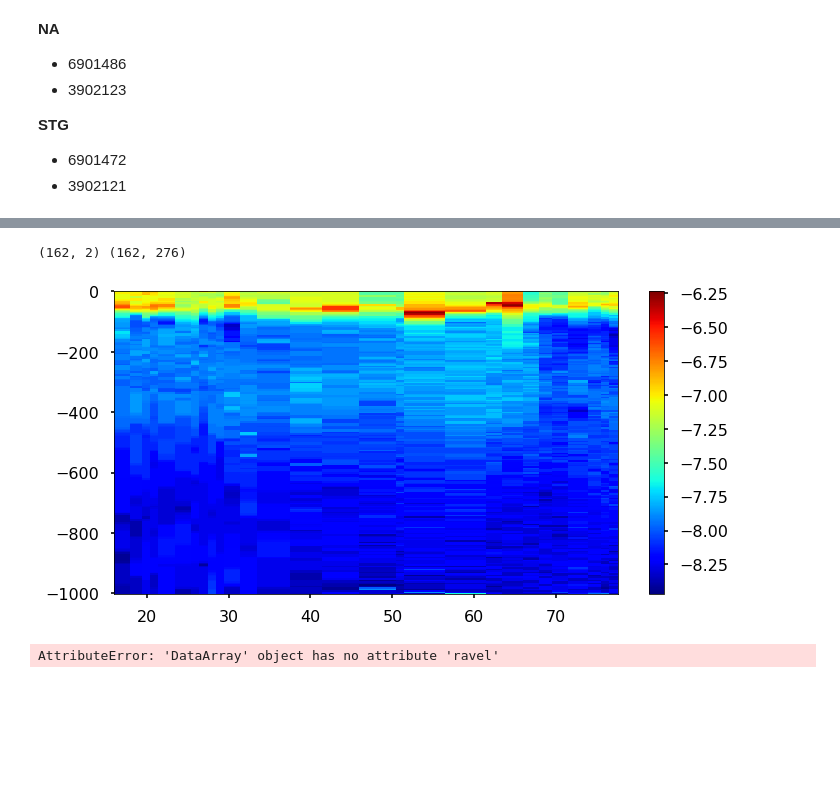
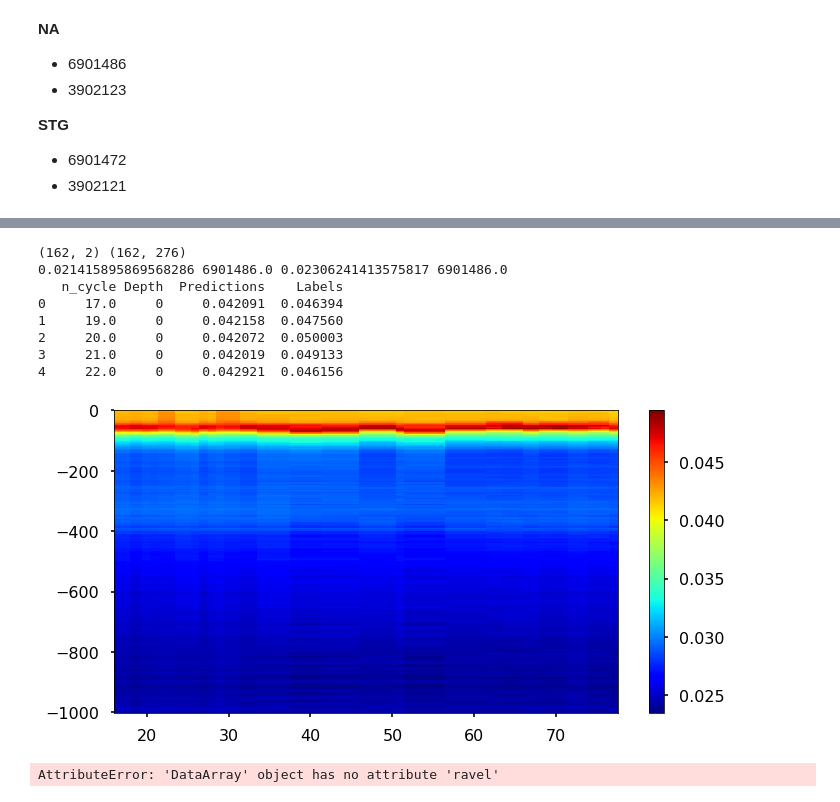
Before and after one commit to IPL-UV/ml4ocean, a Jupyter notebook: notebooks/full_walkthroughs/full_walkthrough_stg.ipynb, the cells around one changed output, grey strips where cells are left out. Drawn from its saved outputs; the diff is of its cells as text; code cells hidden in the pictures; blank space fills up the shorter version.

```diff
--- a/notebooks/full_walkthroughs/full_walkthrough_stg.ipynb
+++ b/notebooks/full_walkthroughs/full_walkthrough_stg.ipynb
@@ -63,8 +66,6 @@ def run_experiment():
     dataset = run_input_preprocess(ProcessParams, dataset)
 
     # Run Outputs Preprocessing
-    dataset = run_output_preprocess(ProcessParams, dataset)
-    print("Log:\n", dataset['ytrain'].min().min(), dataset['ytrain'].max().max())
     # Train Test Split
     dataset = run_split(ProcessParams, dataset)
 
@@ -76,8 +77,7 @@ def run_experiment():
         dataset = run_input_postprocess(ProcessParams, dataset)
 
     # Run Outputs Post Processing
-    if ProcessParams.std_ouputs:
-        dataset = run_output_postprocess(ProcessParams, dataset)
+    dataset = run_output_postprocess(ProcessParams, dataset)
 
     print("Output:\n", dataset['ytrain'].min().min(), dataset['ytrain'].max().max())
     return dataset
@@ -532,5 +536,5 @@ ypred = model.predict(dataset['Xtest'])
 # %%
-def get_scatter_validation(df, plot_config):
+def get_scatter_validation(df, df_test, plot_config):
 
     # initialize class
     valid_getter = ValidationFloats(plot_config['region'])
@@ -539,7 +543,7 @@ def get_scatter_validation(df, plot_config):
     valid_getter.get_validation_floats(plot_config['region'])
 
     # get timeseries
-    df = valid_getter.get_validation_res(dataset['ytest'], ypred, validation_float=plot_config['float'])
+    df = valid_getter.get_validation_res(df_test, df, validation_float=plot_config['float'])
 
     return df
 
@@ -592,0 +613,3 @@ y_val_scat
+# %%
+ypred_ = dataset['out_post_trans'].inverse_transform(ypred)
+ytest_ = dataset['out_post_trans'].inverse_transform(dataset['ytest'])
@@ -593,18 +638,29 @@ y_val_scat
 # %%
 plot_config = dict()
 plot_config['region'] = DataParams.region
 plot_config['r2'] = 0.9
 plot_config['model'] = model_name
 plot_config['float'] = 3902123
-plot_config['data'] = 'Labels'
+plot_config['data'] = 'Predictions'
 
-y_val_scat = get_scatter_validation(ypred, plot_config)
+
+y_val_scat = get_scatter_validation(ypred_, ytest_, plot_config)
+print(y_val_scat.head())
+# y_val_scat.iloc[:, 3:] = y_val_scat.iloc[:, 3:]
 y_val_scat = df_2_xr(y_val_scat)
 
-plot_profiles(y_val_scat.Labels, plot_config)
+
+plot_profiles(y_val_scat.Predictions, plot_config)
 # %% [output]
 (162, 2) (162, 276)
+0.021415895869568286 6901486.0 0.02306241413575817 6901486.0
+   n_cycle Depth  Predictions    Labels
+0     17.0     0     0.042091  0.046394
+1     19.0     0     0.042158  0.047560
+2     20.0     0     0.042072  0.050003
+3     21.0     0     0.042019  0.049133
+4     22.0     0     0.042921  0.046156
-[figure, old version]
+[figure, new version]
 # %%
 stat_mod = smi.OLS(y_val_scat.Predictions.ravel(), y_val_scat.Labels.ravel())
 
```
Also changed, not shown: parts of 15 cells of this notebook, 2 other files.
